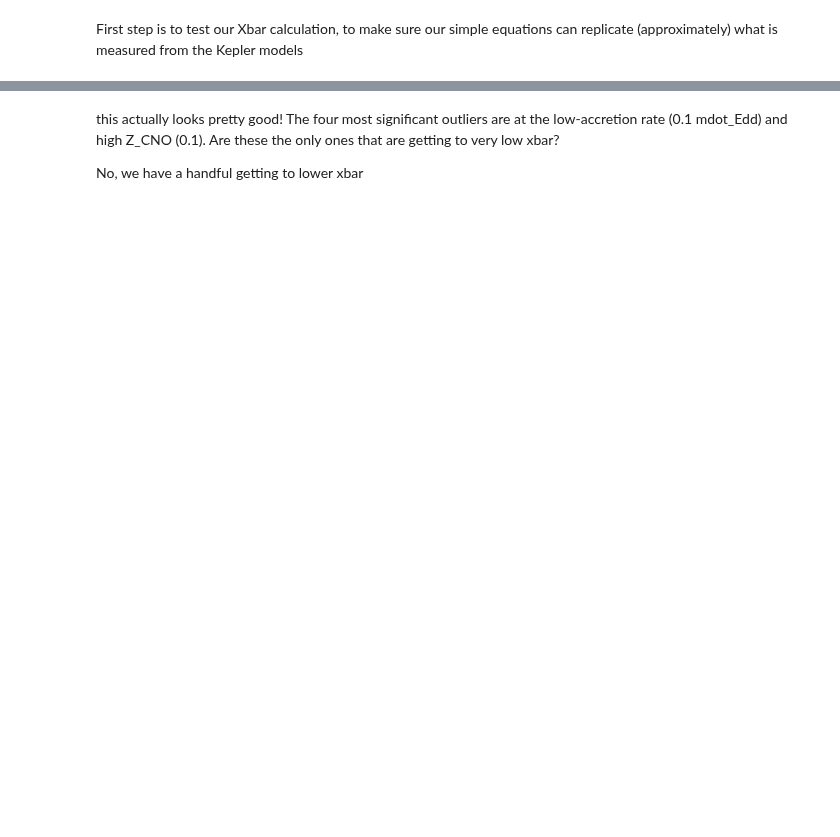
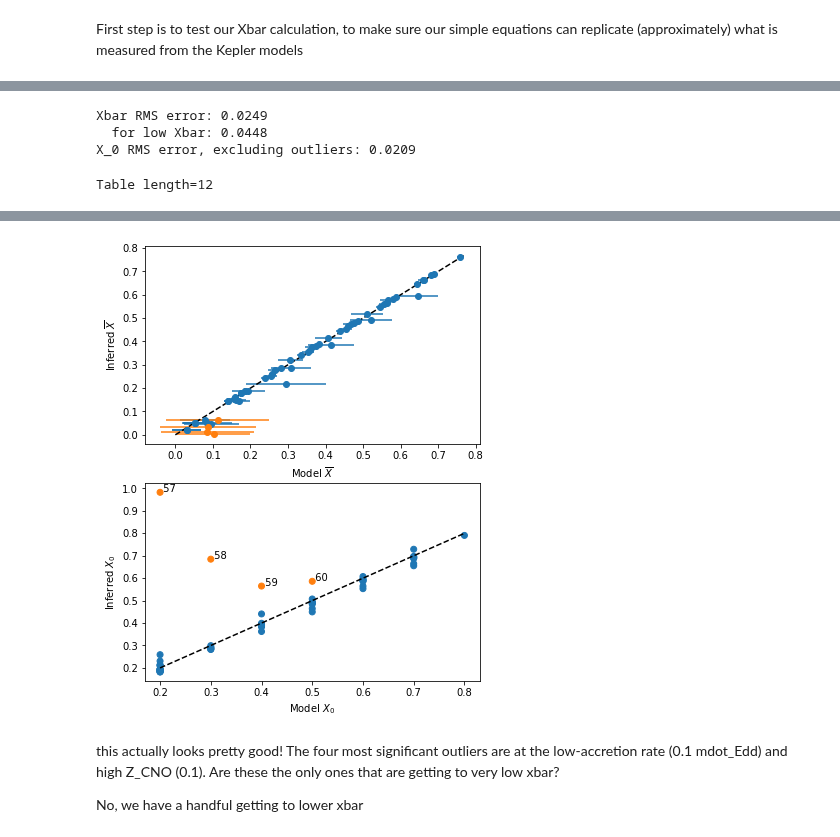
Before and after one commit to outs1der/concord, a Jupyter notebook: Inferring burster properties.ipynb, the cells around one changed output, grey strips where cells are left out. Cells and saved outputs as stored; diff of their text form; code cells hidden in the pictures; blank space fills up the shorter version.

```diff
--- a/Inferring burster properties.ipynb
+++ b/Inferring burster properties.ipynb
@@ -395,0 +285,76 @@ X_0 RMS error, excluding outliers: 0.0209
+# %%
+# here identify the "bad" values of X_0_inf
+
+ex = abs(ft['X']-ft['X_inf']) > 0.075
+
+# ... and set up a colour array to plot them
+# https://kanoki.org/2020/08/30/matplotlib-scatter-plot-color-by-category-in-python/
+
+col = ['C1' if x else 'C0' for x in ex]
+
+# https://matplotlib.org/stable/gallery/subplots_axes_and_figures/subplots_demo.html
+fig, axs = plt.subplots(2)
+fig.set_size_inches(6,8)
+
+# Want to show the horizontal error bars to illustrate the  burst-to-burst variations
+# in the simulation results
+# axs[0].scatter(ft['Xbar'],ft['xbar_inf'],c=col)
+iex = np.where(~ex)[0]
+axs[0].errorbar(ft['Xbar'][iex],ft['xbar_inf'][iex],xerr=ft['e_Xbar'][iex],fmt='o')
+iex = np.where(ex)[0]
+axs[0].errorbar(ft['Xbar'][iex],ft['xbar_inf'][iex],xerr=ft['e_Xbar'][iex],fmt='o')
+
+axs[0].plot([0.0, 0.77], [0.0, 0.77], 'k--')
+axs[0].set_xlabel('Model $\overline{X}$')
+axs[0].set_ylabel('Inferred $\overline{X}$')
+# plt.ylim(-0.4, 0.79)
+
+# mark the problematic ones from the next plot
+
+# ex = np.where((full_table['run no.'] >= 57) & (full_table['run no.'] <=60))[0]
+# for i in ex:
+#     # print (i, full_table.iloc[i]['run no.'], full_table.iloc[i]['xbar'], full_table.iloc[i]['xbar_inf'])
+#     axs[0].annotate(' {:.0f}'.format(full_table.iloc[i]['run no.']),
+#         (full_table.iloc[i]['xbar'], full_table.iloc[i]['xbar_inf']))
+
+# quantify the error here
+
+xbar_rms = np.sqrt(np.mean((ft['Xbar']-ft['xbar_inf'])**2))
+print ('Xbar RMS error: {:.4f}'.format(
+    xbar_rms))
+loX = np.where(ft['Xbar'] < 0.13)[0]
+print ('  for low Xbar: {:.4f}'.format(
+    np.sqrt(np.mean((ft['Xbar'][loX]-ft['xbar_inf'][loX])**2))))
+
+# Second plot
+
+axs[1].scatter(ft['X'], ft['X_inf'], c=col)
+
+axs[1].plot([0.2, 0.8], [0.2, 0.8], 'k--')
+axs[1].set_xlabel('Model $X_0$')
+axs[1].set_ylabel('Inferred $X_0$')
+
+# https://stackoverflow.com/questions/14432557/matplotlib-scatter-plot-with-different-text-at-each-data-point
+
+for i in np.where(ex)[0]:
+    # print (i, full_table.iloc[i]['run no.'], full_table.iloc[i]['X'], full_table.iloc[i]['X_inf'])
+    axs[1].annotate(' {}'.format(ft['run'][i]),
+        (ft['X'][i], ft['X_inf'][i]))
+
+# quantify the error here
+
+excl = np.where((ft['run'] < 57) | (ft['run'] > 60))[0]
+X_0_rms = np.sqrt(np.mean((ft['X'][excl]-ft['X_inf'][excl])**2))
+print ('X_0 RMS error, excluding outliers: {:.4f}'.format(
+    X_0_rms))
+# print ('for low Xbar: {:.4f}'.format(
+#     np.sqrt(np.mean((full_table.loc[loX]['xbar']-full_table.loc[loX]['xbar_inf'])**2))))
+
+# fig.savefig("validation.pdf", bbox_inches='tight')
+
+ft[['X','Z','mdot','n_burst','Xbar','e_Xbar','trec']][loX]
+# %% [output]
+Xbar RMS error: 0.0249
+  for low Xbar: 0.0448
+X_0 RMS error, excluding outliers: 0.0209
+Table length=12
@@ -396,3 +376,4 @@ X_0 RMS error, excluding outliers: 0.0209
+[figure, added]
 # %% [markdown]
 this actually looks pretty good! The four most significant outliers are at the low-accretion rate (0.1 mdot_Edd) and high Z_CNO (0.1). Are these the only ones that are getting to very low xbar?
 
```
Also changed, not shown: parts of 66 cells of this notebook.
